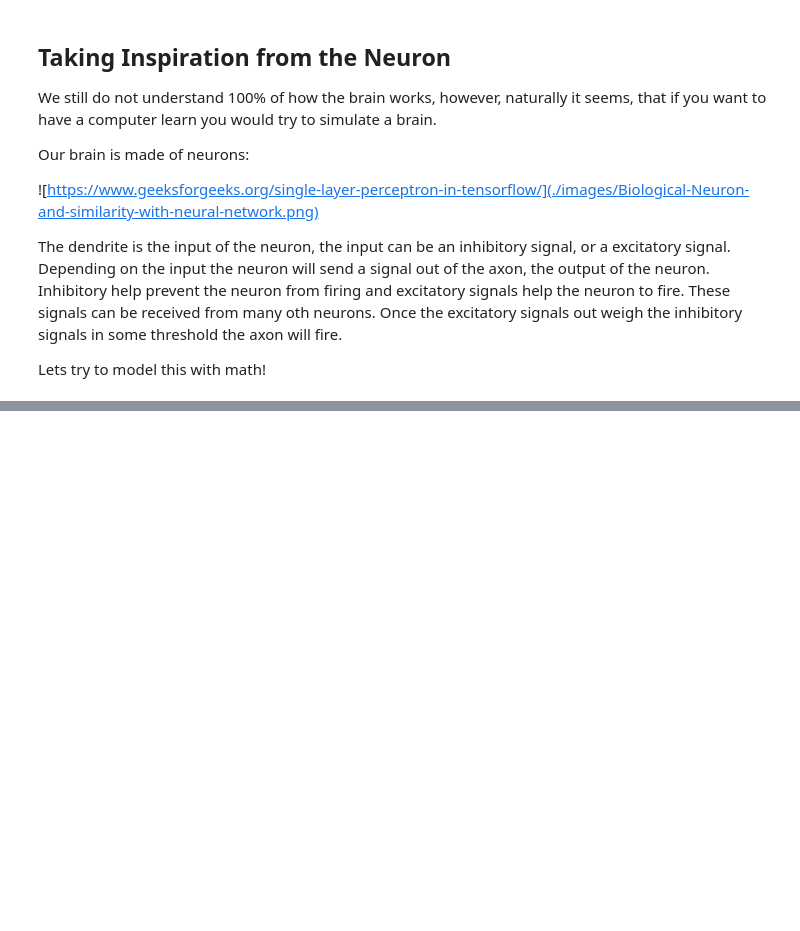
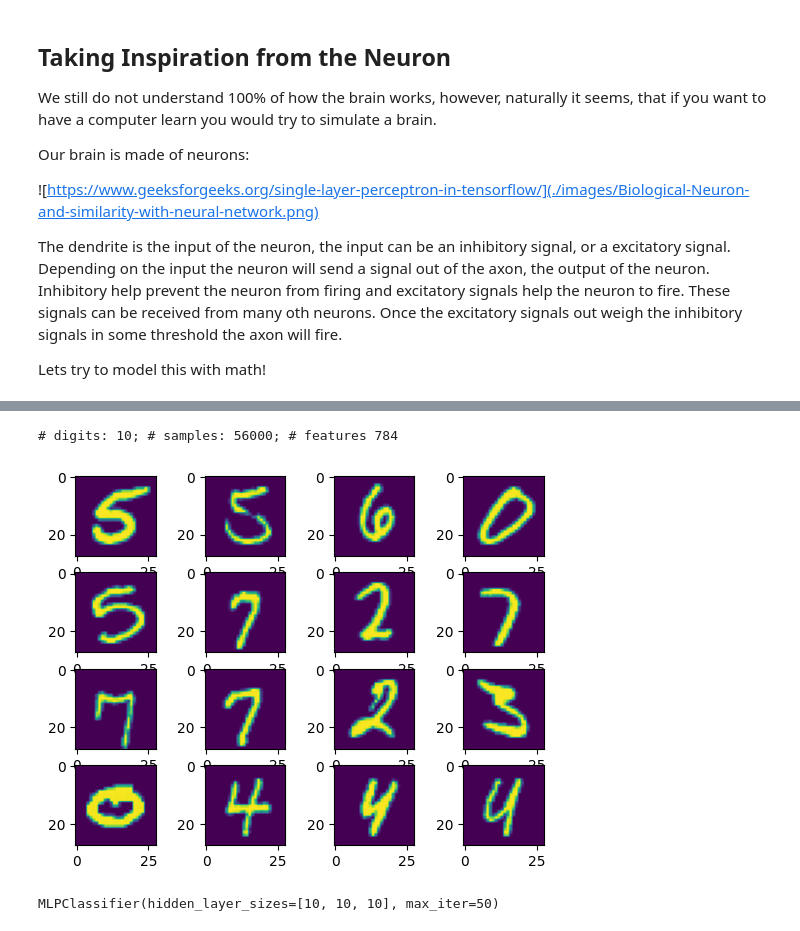
Before and after one commit to NCState-Exploring-Machine-Learning/unit-7-intro-to-neural-networks, a Jupyter notebook: unit-7-intro-to-neural-networks.ipynb, the cells around one changed output, grey strips where cells are left out. Saved outputs shown, nothing was run; the diff lists cells and outputs as text; code cells hidden in the pictures; blank space fills up the shorter version.

```diff
--- a/unit-7-intro-to-neural-networks.ipynb
+++ b/unit-7-intro-to-neural-networks.ipynb
@@ -46,0 +127,35 @@ Next we can add the threshold. Ideally we want to send out the axon if this is a
+# %%
+# In this example we want to learn on our digits dataset we used earlier. MLP is supervised so we feed it the labels.
+from sklearn.datasets import fetch_openml
+X_mnist, y_mnist = fetch_openml("mnist_784", version=1, return_X_y=True, as_frame=False)
+# %%
+from sklearn.model_selection import train_test_split
+from sklearn.utils import gen_batches
+X_train_mnist, X_test_mnist, y_train_mnist, y_test_mnist = train_test_split(
+    X_mnist, y_mnist, test_size=0.2, shuffle=True
+)
+
+(n_samples, n_features), n_digits = X_train_mnist.shape, np.unique(y_train_mnist).size
+
+print(f"# digits: {n_digits}; # samples: {n_samples}; # features {n_features}")
+# %% [output]
+# digits: 10; # samples: 56000; # features 784
+# %%
+import matplotlib.pyplot as plt
+import pandas as pd
+def show_nums(data):
+    fig, axs = plt.subplots(4, 4)
+    for i in range(0, 4):
+        for j in range (0, 4):
+            axs[i, j].imshow(pd.DataFrame(data).iloc[(i*4)+j].values.reshape(28, 28 ))
+    plt.show()
+show_nums(X_train_mnist)
+# %% [output]
+[figure, added]
+# %%
+# Lets make a basic model:
+layers = [10, 10, 10]
+model_mnist_basic = MLPClassifier(hidden_layer_sizes=layers, max_iter=50)
+model_mnist_basic.fit(X_train_mnist, y_train_mnist)
+# %% [output]
+MLPClassifier(hidden_layer_sizes=[10, 10, 10], max_iter=50)
```
Also changed, not shown: parts of 21 cells of this notebook, 5 other files.
